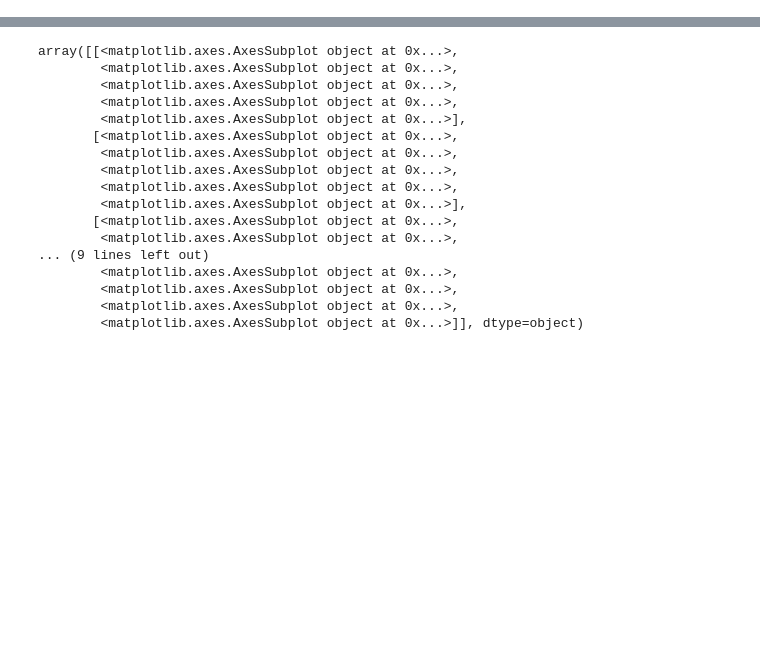
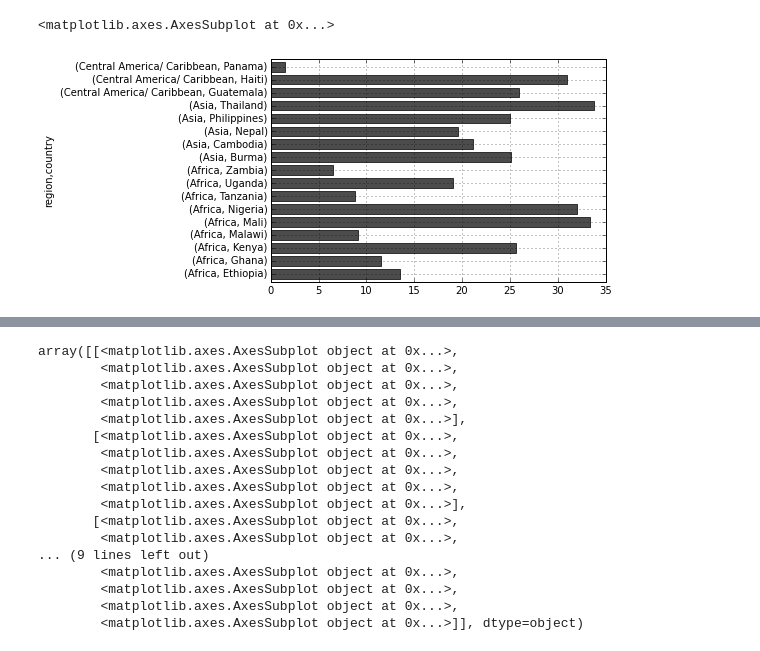
Before and after one commit to cotterman/Astro250_Python-for-Data-Scientists, a Jupyter notebook: Final project-Watsi-cotterman/exper_2way_stats.ipynb, the cells around one changed output, grey strips where cells are left out. Drawn from its saved outputs; the diff is of its cells as text; code cells hidden in the pictures; blank space fills up the shorter version.

```diff
--- a/Final project-Watsi-cotterman/exper_2way_stats.ipynb
+++ b/Final project-Watsi-cotterman/exper_2way_stats.ipynb
@@ -37,0 +74,5 @@ Index([u'Unnamed: 0', u'profile_ID', u'profile_link', u'date_posted', u'date_fun
+# %%
+s_by_c['patient_age'].plot(kind='barh', color='k', alpha=0.7)
+# %% [output]
+<matplotlib.axes.AxesSubplot at 0x...>
+[figure, added]
```
Also changed, not shown: parts of 11 cells of this notebook, 4 other files.
